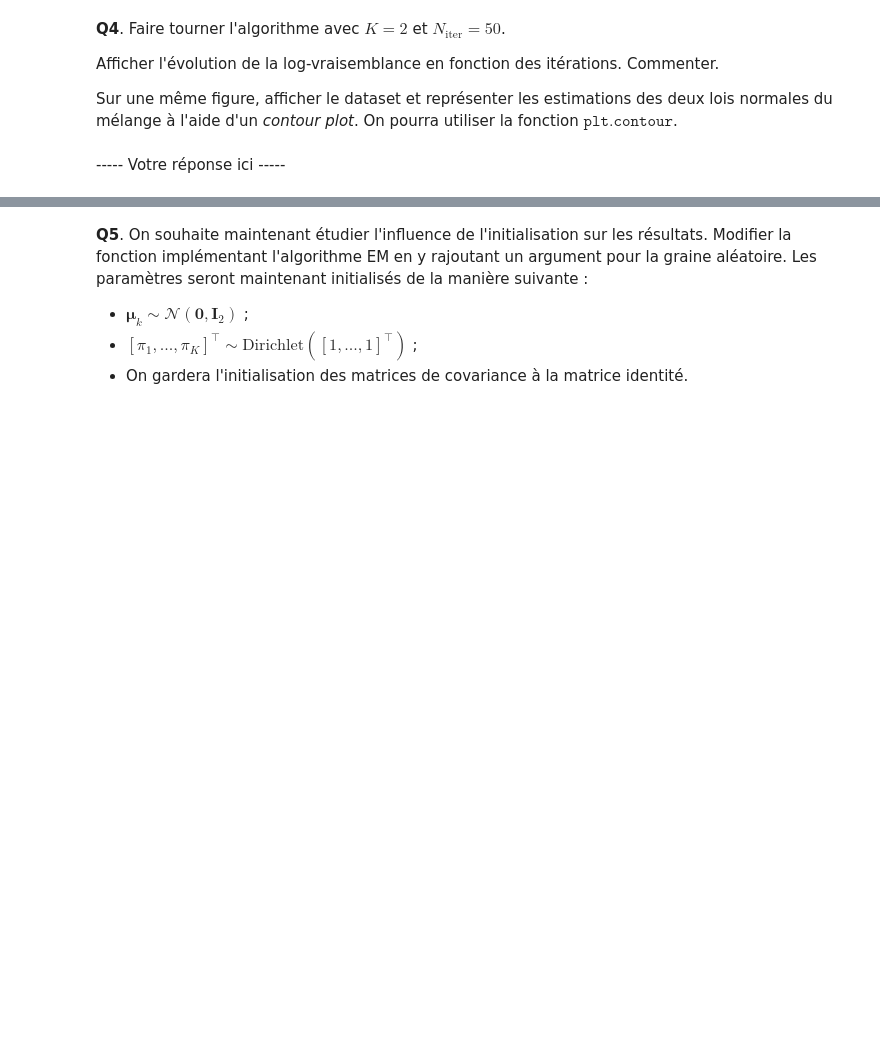
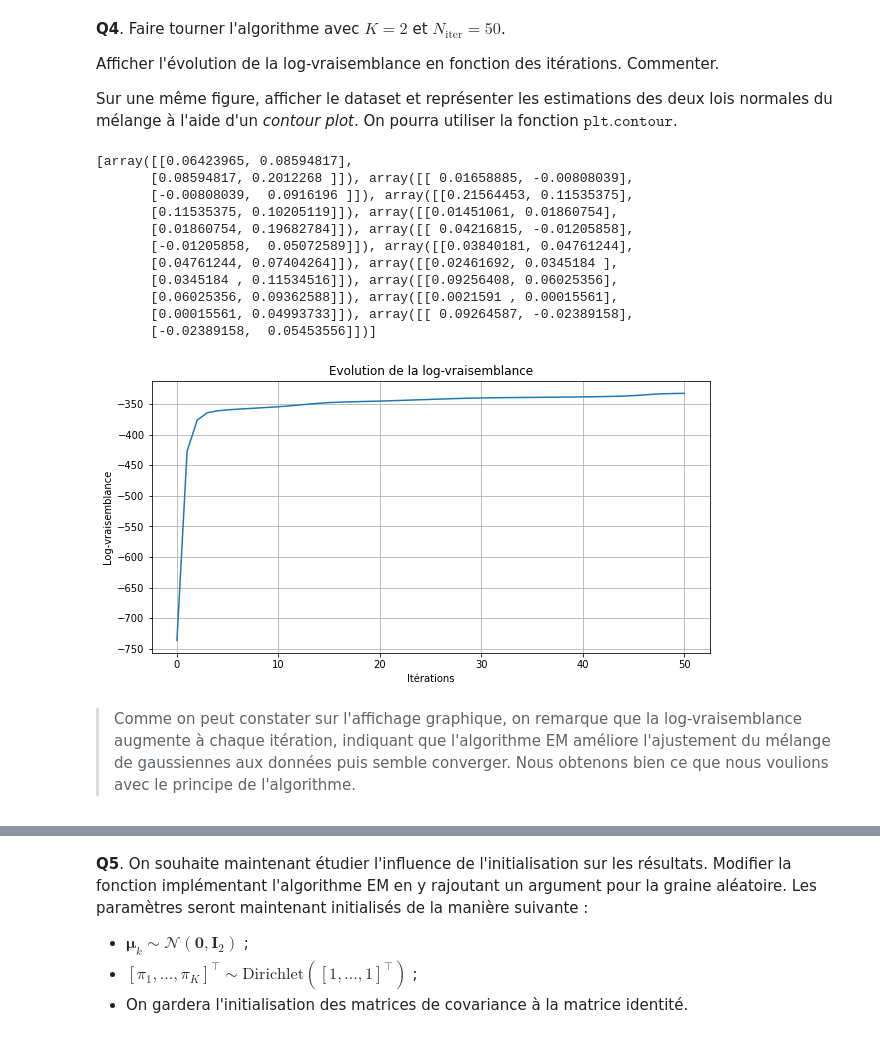
Before and after one commit to benech17/Estimation-SDIA, a Jupyter notebook: tp1_BENICHOU_BONNEFOY.ipynb, the cells around one changed output, grey strips where cells are left out. Cells and saved outputs as stored; diff of their text form; code cells hidden in the pictures; blank space fills up the shorter version.

```diff
--- a/tp1_BENICHOU_BONNEFOY.ipynb
+++ b/tp1_BENICHOU_BONNEFOY.ipynb
@@ -98,24 +107,21 @@ def log_likelihood(X, weights, means, covariances):
     Calcule la log-vraisemblance pour un mélange de gaussiennes.
 
     Paramètres:
-    - X: les données (nombre d'échantillons, nombre de caractéristiques)
+    - X: les données
     - weights: les poids des composants gaussiens
     - means: les moyennes des composants gaussiens (nombre de composants, nombre de caractéristiques)
     - covariances: les covariances des composants gaussiens (nombre de composants, nombre de caractéristiques, nombre de caractéristiques)
 
     Retourne:
-    - La log-vraisemblance des données étant générées par le mélange de gaussiennes.
+    - La log-vraisemblance des données générées par le mélange de gaussiennes.
     """
-    n_samples, n_features = X.shape
-    n_components = len(weights)
 
-    # Calculer la probabilité de chaque point de données pour chaque composant gaussien
-    probabilities = np.zeros((n_samples, n_components))
-    for k in range(n_components):
-        probabilities[:, k] = weights[k] * multivariate_normal.pdf(X, mean=means[k], cov=covariances[k])
+    # Proba de chaque point de données pour chaque composant gaussien
+    proba = np.zeros((X.shape[0], len(weights)))
+    for k in range(len(weights)):
+        proba[:, k] = weights[k] * multivariate_normal.pdf(X, mean=means[k], cov=covariances[k])
 
-    # Somme sur les composants pour obtenir la proba totale pour chaque point de données
-    total_proba = np.sum(probabilities, axis=1)
+    total_proba = np.sum(proba, axis=1)
 
     return np.sum(np.log(total_proba))
 # %%
@@ -166,11 +179,32 @@ Afficher l'évolution de la log-vraisemblance en fonction des itérations. Comme
 
 Sur une même figure, afficher le dataset et représenter les estimations des deux lois normales du mélange à l'aide d'un *contour plot*. On pourra utiliser la fonction $\texttt{plt.contour}$.
 # %%
-K = 2
+K = 10
 Niter = 50
 
-# # # # # # # # #
-# YOUR CODE HERE #
-# # # # # # # # #
+log_likelihood_values, final_weights, final_means, final_covariances = EM_algorithm_v1(X_standardized, K, Niter)
+
+print(final_covariances)
+# Afficher l'évolution de la log-vraisemblance
+plt.figure(figsize=(10, 5))
+plt.plot(log_likelihood_values)
+plt.title("Evolution de la log-vraisemblance")
+plt.xlabel("Itérations")
+plt.ylabel("Log-vraisemblance")
+plt.grid(True)
+plt.show()
+# %% [output]
+[array([[0.06423965, 0.08594817],
+       [0.08594817, 0.2012268 ]]), array([[ 0.01658885, -0.00808039],
+       [-0.00808039,  0.0916196 ]]), array([[0.21564453, 0.11535375],
+       [0.11535375, 0.10205119]]), array([[0.01451061, 0.01860754],
+       [0.01860754, 0.19682784]]), array([[ 0.04216815, -0.01205858],
+       [-0.01205858,  0.05072589]]), array([[0.03840181, 0.04761244],
+       [0.04761244, 0.07404264]]), array([[0.02461692, 0.0345184 ],
+       [0.0345184 , 0.11534516]]), array([[0.09256408, 0.06025356],
+       [0.06025356, 0.09362588]]), array([[0.0021591 , 0.00015561],
+       [0.00015561, 0.04993733]]), array([[ 0.09264587, -0.02389158],
+       [-0.02389158,  0.05453556]])]
+[figure, added]
 # %% [markdown]
------ Votre réponse ici -----
+>  Comme on peut constater sur l'affichage graphique, on remarque que la log-vraisemblance augmente à chaque itération, indiquant que l'algorithme EM améliore l'ajustement du mélange de gaussiennes aux données puis semble converger. Nous obtenons bien ce que nous voulions avec le principe de l'algorithme.
```
Also changed, not shown: parts of 6 cells of this notebook.
